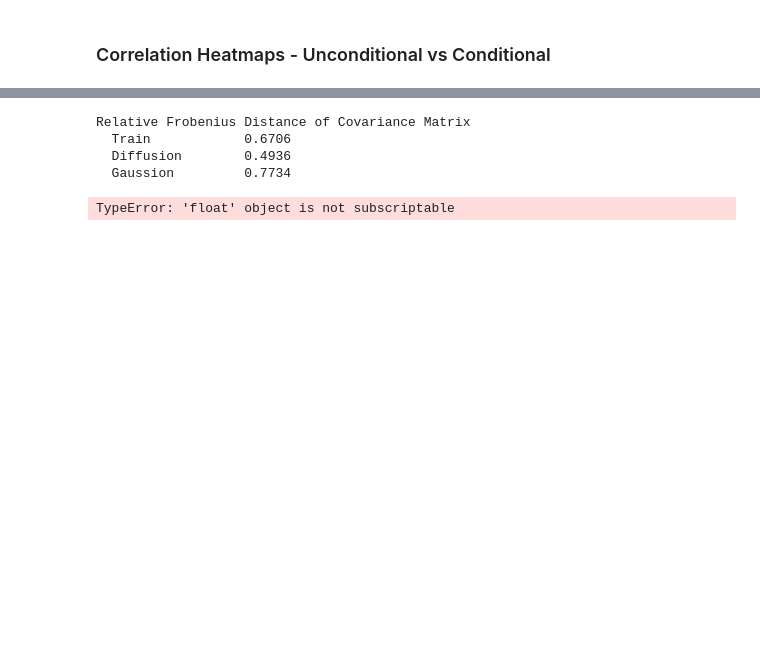
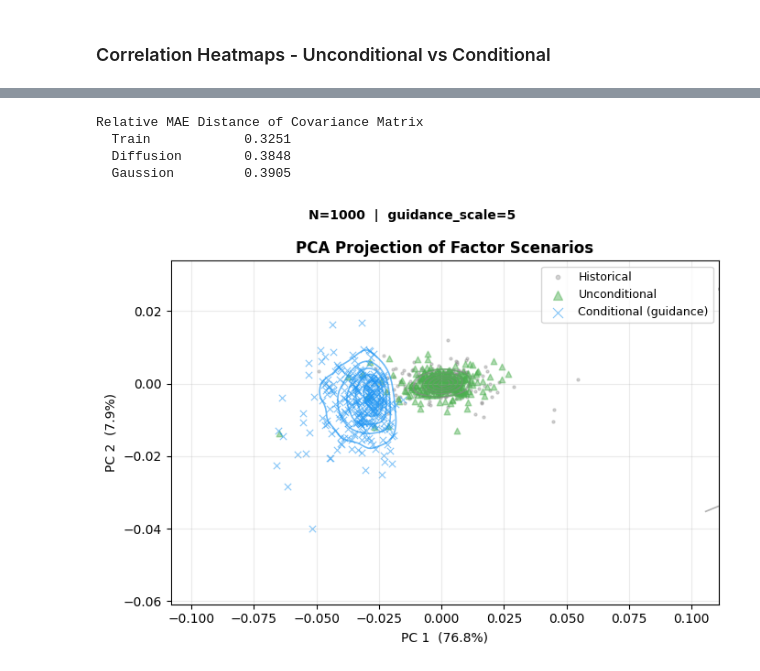
Before and after one commit to yryMax/TailEnhancedFinDiff, a Jupyter notebook: conditional_evaluation.ipynb, the cells around one changed output, grey strips where cells are left out. Saved outputs shown, nothing was run; the diff lists cells and outputs as text; code cells hidden in the pictures; blank space fills up the shorter version.

```diff
--- a/conditional_evaluation.ipynb
+++ b/conditional_evaluation.ipynb
@@ -254,7 +278,7 @@ def corr_mat(data):
 
 corr_uncon    = corr_mat(uncon)
 corr_rej      = corr_mat(rej)
-corr_low      = corr_mat(lower003)
+corr_low      = corr_mat(cond_sample)
 corr_gaussion = corr_mat(sampled_gaussian)
 corr_train    = corr_mat(train_model.F.drop(columns=['alpha']).values)
 # %%
@@ -420,20 +446,14 @@ plt.show()
 # %%
-from metrics.statistic import compute_cov
-print("Relative Frobenius Distance of Covariance Matrix")
-print(f"  {'Train':<16} {compute_cov(train_model.F.drop(columns=['alpha']).values, hist_stress):.4f}")
-print(f"  {'Diffusion':<16} {compute_cov(lower003, hist_stress):.4f}")
-print(f"  {'Gaussion':<16} {compute_cov(sampled_gaussian, hist_stress):.4f}")
-
-corr_uncon    = corr_mat(uncon)
-corr_rej      = corr_mat(rej)
-corr_low      = corr_mat(lower003)
-corr_gaussion = corr_mat(sampled_gaussian)
-corr_train    = corr_mat(train_model.F.drop(columns=['alpha']).values)
+from metrics.statistic import compute_corr
+print("Relative MAE Distance of Covariance Matrix")
+print(f"  {'Train':<16} {compute_corr(train_model.F.drop(columns=['alpha']).values, hist_stress):.4f}")
+print(f"  {'Diffusion':<16} {compute_corr(cond_sample, hist_stress):.4f}")
+print(f"  {'Gaussion':<16} {compute_corr(sampled_gaussian, hist_stress):.4f}")
 # %% [output]
-Relative Frobenius Distance of Covariance Matrix
-  Train            0.6706
-  Diffusion        0.4936
-  Gaussion         0.7734
+Relative MAE Distance of Covariance Matrix
+  Train            0.3251
+  Diffusion        0.3848
+  Gaussion         0.3905
 # %%
 from factor_model import load_model, reconstruct_returns
 
@@ -442,13 +462,13 @@ train_model = load_model(f"{PREFIX}")
 
 # --- generated stress stock returns ---
 fs_gen = np.column_stack([
-    np.ones((len(lower003), 1), dtype=np.float32),
-    lower003.astype(np.float32),
+    np.ones((len(cond_sample), 1), dtype=np.float32),
+    cond_sample.astype(np.float32),
 ])
 R_gen_stress = reconstruct_returns(train_model, fs_gen)   # (N, S)
 
 # --- historical stock returns on stress days ---
-stress_mask   = train_model.F["momentum"].values < q3[fidx]
+stress_mask   = mask
 fs_hist       = train_model.F.values[stress_mask].astype(np.float32)
 R_hist_stress = reconstruct_returns(train_model, fs_hist)  # (T_stress, S)
 
@@ -460,7 +480,7 @@ pca.fit(train_vals)
 
 train_pc = pca.transform(train_vals)
 uncon_pc = pca.transform(uncon)
-con_pc   = pca.transform(lower003)
+con_pc   = pca.transform(cond_sample)
 
 xlab = f"PC 1  ({pca.explained_variance_ratio_[0]*100:.1f}%)"
 ylab = f"PC 2  ({pca.explained_variance_ratio_[1]*100:.1f}%)"
@@ -476,34 +496,34 @@ def _contour(ax, pc, color, levels=5, lw=1.2):
     pad = (pc.max(axis=0) - pc.min(axis=0)) * 0.15
     lo, hi = pc.min(axis=0) - pad, pc.max(axis=0) + pad
     xx, yy = np.mgrid[lo[0]:hi[0]:80j, lo[1]:hi[1]:80j]
     z = kde(np.vstack([xx.ravel(), yy.ravel()])).reshape(xx.shape)
     ax.contour(xx, yy, z, levels=levels, colors=[color], alpha=0.65, linewidths=lw)
 
 COLORS_PCA = {
     "train": "#888888",
     "uncon": "#4CAF50",
     "con":   "#2196F3",
 }
 fig, ax = plt.subplots(figsize=(7, 5))
 _contour(ax, train_pc, COLORS_PCA["train"])
 _contour(ax, uncon_pc, COLORS_PCA["uncon"])
 _contour(ax, con_pc,   COLORS_PCA["con"])
 ax.scatter(*_sub(train_pc, seed=0).T, c=COLORS_PCA["train"], marker=".",  s=18, alpha=0.35, label="Historical")
 ax.scatter(*_sub(uncon_pc, seed=1).T, c=COLORS_PCA["uncon"], marker="^",  s=22, alpha=0.45, label="Unconditional")
 ax.scatter(*_sub(con_pc,   seed=2).T, c=COLORS_PCA["con"],   marker="x",  s=28, alpha=0.55, label="Conditional (guidance)", linewidths=0.8)
 ax.set_xlabel(xlab); ax.set_ylabel(ylab)
 ax.set_title("PCA Projection of Factor Scenarios", fontweight="bold")
 ax.legend(fontsize=9, markerscale=1.5)
 ax.grid(True, alpha=0.25)
 
 fig.suptitle(
     f"N={N}  |  guidance_scale={GUIDANCE_S}",
     fontsize=10, fontweight="bold"
 )
 plt.tight_layout()
 plt.show()
 # %% [output]
-TypeError: 'float' object is not subscriptable
+[figure, added]
 # %%
 # Review.pdf 12.1.C.3 — Stock-level scatter: beta vs conditional expected return
 from matplotlib.lines import Line2D
```
Also changed, not shown: parts of 14 cells of this notebook, 5 other files.
